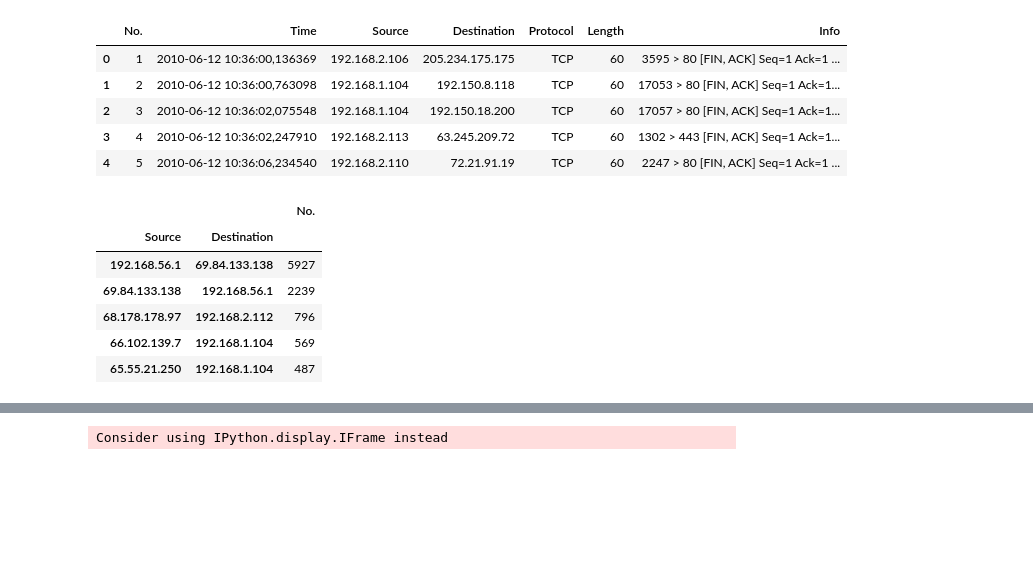
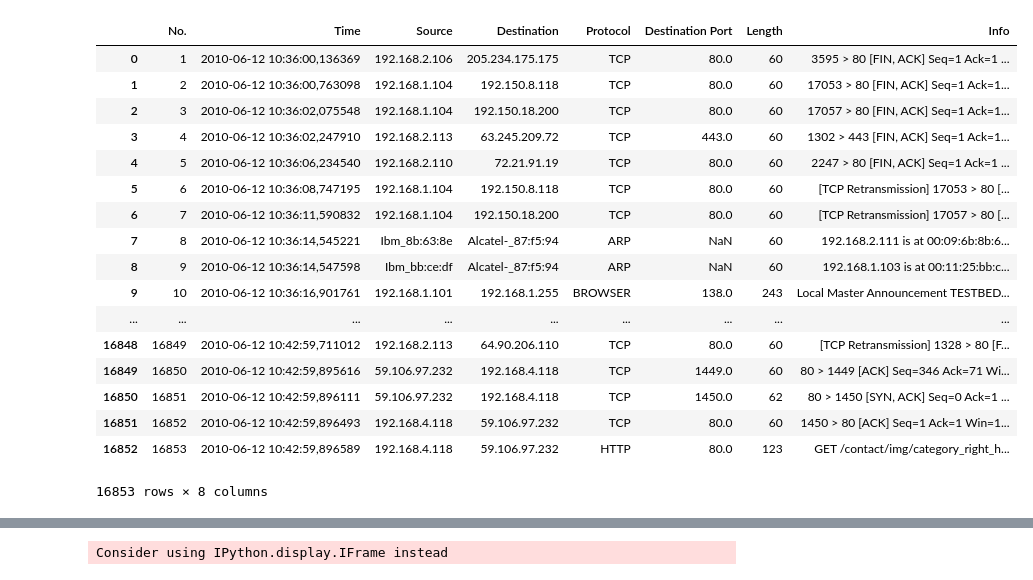
Before and after one commit to ninjape/first_attack, a Jupyter notebook: first_attack.ipynb, the cells around one changed output, grey strips where cells are left out. Drawn from its saved outputs; the diff is of its cells as text; code cells hidden in the pictures; blank space fills up the shorter version.

```diff
--- a/first_attack.ipynb
+++ b/first_attack.ipynb
@@ -8,16 +8,28 @@ plotly.tools.set_credentials_file(username='ninjamouse', api_key='LejqbK7NWhPU7z
 import numpy as np
 import pandas as pd
 
-df = pd.read_csv('09_attack.csv')
+df = pd.read_csv('09_attack_test.csv')
 # %%
-df.head()
+df
 # %% [output]
-|  | No. | Time | Source | Destination | Protocol | Length | Info |
-| 0 | 1 | 2010-06-12 10:36:00,136369 | 192.168.2.106 | 205.234.175.175 | TCP | 60 | 3595 > 80 [FIN, ACK] Seq=1 Ack=1 ... |
-| 1 | 2 | 2010-06-12 10:36:00,763098 | 192.168.1.104 | 192.150.8.118 | TCP | 60 | 17053 > 80 [FIN, ACK] Seq=1 Ack=1... |
-| 2 | 3 | 2010-06-12 10:36:02,075548 | 192.168.1.104 | 192.150.18.200 | TCP | 60 | 17057 > 80 [FIN, ACK] Seq=1 Ack=1... |
-| 3 | 4 | 2010-06-12 10:36:02,247910 | 192.168.2.113 | 63.245.209.72 | TCP | 60 | 1302 > 443 [FIN, ACK] Seq=1 Ack=1... |
-| 4 | 5 | 2010-06-12 10:36:06,234540 | 192.168.2.110 | 72.21.91.19 | TCP | 60 | 2247 > 80 [FIN, ACK] Seq=1 Ack=1 ... |
+|  | No. | Time | Source | Destination | Protocol | Destination Port | Length | Info |
+| 0 | 1 | 2010-06-12 10:36:00,136369 | 192.168.2.106 | 205.234.175.175 | TCP | 80.0 | 60 | 3595 > 80 [FIN, ACK] Seq=1 Ack=1 ... |
+| 1 | 2 | 2010-06-12 10:36:00,763098 | 192.168.1.104 | 192.150.8.118 | TCP | 80.0 | 60 | 17053 > 80 [FIN, ACK] Seq=1 Ack=1... |
+| 2 | 3 | 2010-06-12 10:36:02,075548 | 192.168.1.104 | 192.150.18.200 | TCP | 80.0 | 60 | 17057 > 80 [FIN, ACK] Seq=1 Ack=1... |
+| 3 | 4 | 2010-06-12 10:36:02,247910 | 192.168.2.113 | 63.245.209.72 | TCP | 443.0 | 60 | 1302 > 443 [FIN, ACK] Seq=1 Ack=1... |
+| 4 | 5 | 2010-06-12 10:36:06,234540 | 192.168.2.110 | 72.21.91.19 | TCP | 80.0 | 60 | 2247 > 80 [FIN, ACK] Seq=1 Ack=1 ... |
+| 5 | 6 | 2010-06-12 10:36:08,747195 | 192.168.1.104 | 192.150.8.118 | TCP | 80.0 | 60 | [TCP Retransmission] 17053 > 80 [... |
+| 6 | 7 | 2010-06-12 10:36:11,590832 | 192.168.1.104 | 192.150.18.200 | TCP | 80.0 | 60 | [TCP Retransmission] 17057 > 80 [... |
+| 7 | 8 | 2010-06-12 10:36:14,545221 | Ibm_8b:63:8e | Alcatel-_87:f5:94 | ARP | NaN | 60 | 192.168.2.111 is at 00:09:6b:8b:6... |
+| 8 | 9 | 2010-06-12 10:36:14,547598 | Ibm_bb:ce:df | Alcatel-_87:f5:94 | ARP | NaN | 60 | 192.168.1.103 is at 00:11:25:bb:c... |
+| 9 | 10 | 2010-06-12 10:36:16,901761 | 192.168.1.101 | 192.168.1.255 | BROWSER | 138.0 | 243 | Local Master Announcement TESTBED... |
+| ... | ... | ... | ... | ... | ... | ... | ... | ... |
+| 16848 | 16849 | 2010-06-12 10:42:59,711012 | 192.168.2.113 | 64.90.206.110 | TCP | 80.0 | 60 | [TCP Retransmission] 1328 > 80 [F... |
+| 16849 | 16850 | 2010-06-12 10:42:59,895616 | 59.106.97.232 | 192.168.4.118 | TCP | 1449.0 | 60 | 80 > 1449 [ACK] Seq=346 Ack=71 Wi... |
+| 16850 | 16851 | 2010-06-12 10:42:59,896111 | 59.106.97.232 | 192.168.4.118 | TCP | 1450.0 | 62 | 80 > 1450 [SYN, ACK] Seq=0 Ack=1 ... |
+| 16851 | 16852 | 2010-06-12 10:42:59,896493 | 192.168.4.118 | 59.106.97.232 | TCP | 80.0 | 60 | 1450 > 80 [ACK] Seq=1 Ack=1 Win=1... |
+| 16852 | 16853 | 2010-06-12 10:42:59,896589 | 192.168.4.118 | 59.106.97.232 | HTTP | 80.0 | 123 | GET /contact/img/category_right_h... |
+16853 rows × 8 columns
 # %%
 #df.sort_values(['Source', 'Destination'],  ascending=[True, False]  )
 #df['Info'] = df['Info'].astype('str')
@@ -32,14 +44,6 @@ df.drop(['Time', 'Protocol', 'Length', 'Info'], axis=1)\
             .sort_values(['No.'], ascending=False)\
             .head()
 d=df[(df.Destination=='69.84.133.138') | (df.Source=='75.127.97.72')]
-# %% [output]
-|  |  | No. |
-| Source | Destination |  |
-| 192.168.56.1 | 69.84.133.138 | 5927 |
-| 69.84.133.138 | 192.168.56.1 | 2239 |
-| 68.178.178.97 | 192.168.2.112 | 796 |
-| 66.102.139.7 | 192.168.1.104 | 569 |
-| 65.55.21.250 | 192.168.1.104 | 487 |
 # %%
 #convert Info into string to search through them
 df['Info'] = df['Info'].astype('str')
```
Also changed, not shown: parts of 3 cells of this notebook, 14 other files.
